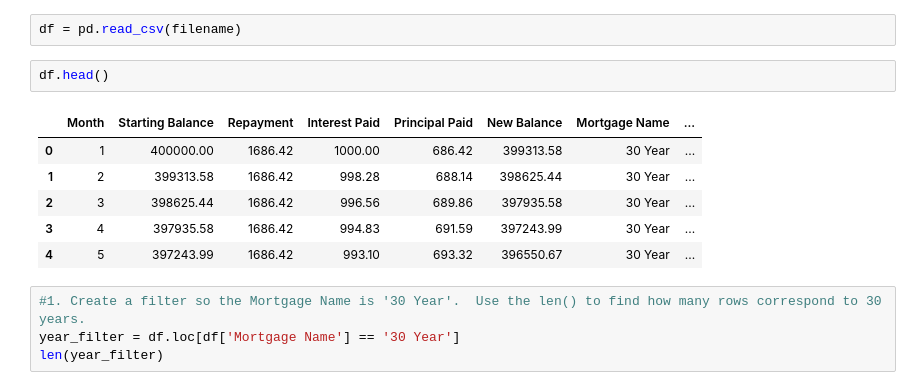
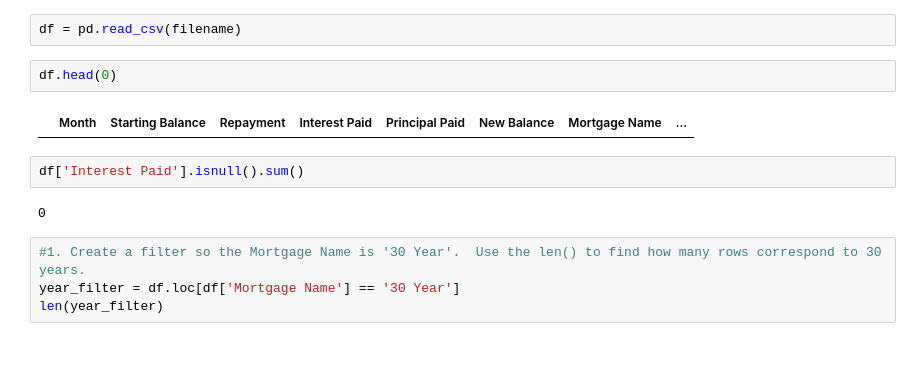
Before and after one commit to amrrahman1/Recreate-Graph, a Jupyter notebook: Re_create_Graph.ipynb, the cells around one changed output. Cells and saved outputs as stored; diff of their text form; blank space fills up the shorter version.

```diff
--- a/Re_create_Graph.ipynb
+++ b/Re_create_Graph.ipynb
@@ -20,14 +16,13 @@ filename = '/content/drive/MyDrive/mortgages.csv'
 # %%
 df = pd.read_csv(filename)
 # %%
-df.head()
+df.head(0)
 # %% [output]
 |  | Month | Starting Balance | Repayment | Interest Paid | Principal Paid | New Balance | Mortgage Name | ... |
-| 0 | 1 | 400000.00 | 1686.42 | 1000.00 | 686.42 | 399313.58 | 30 Year | ... |
-| 1 | 2 | 399313.58 | 1686.42 | 998.28 | 688.14 | 398625.44 | 30 Year | ... |
-| 2 | 3 | 398625.44 | 1686.42 | 996.56 | 689.86 | 397935.58 | 30 Year | ... |
-| 3 | 4 | 397935.58 | 1686.42 | 994.83 | 691.59 | 397243.99 | 30 Year | ... |
-| 4 | 5 | 397243.99 | 1686.42 | 993.10 | 693.32 | 396550.67 | 30 Year | ... |
+# %%
+df['Interest Paid'].isnull().sum()
+# %% [output]
+0
 # %%
 #1. Create a filter so the Mortgage Name is '30 Year'.  Use the len() to find how many rows correspond to 30 years.
 year_filter = df.loc[df['Mortgage Name'] == '30 Year']
```
Also changed, not shown: parts of 4 cells of this notebook.
